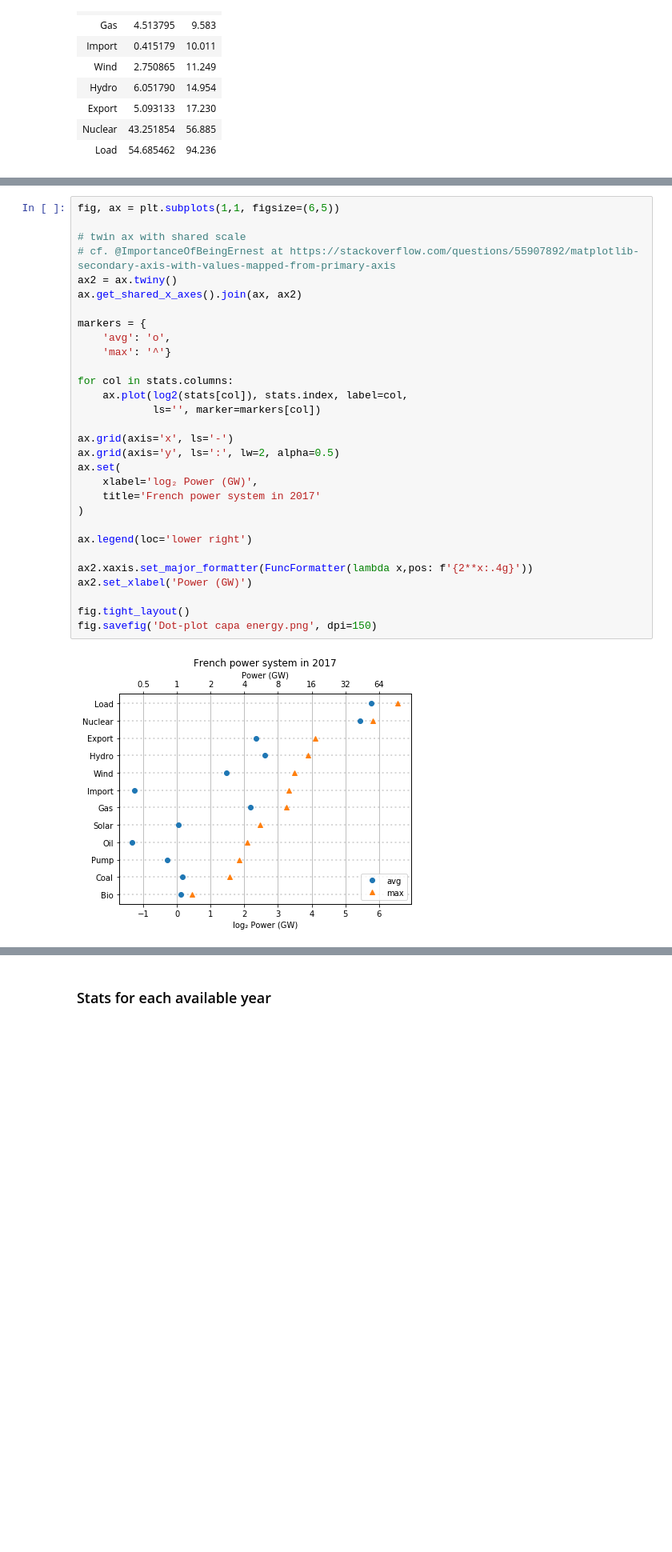
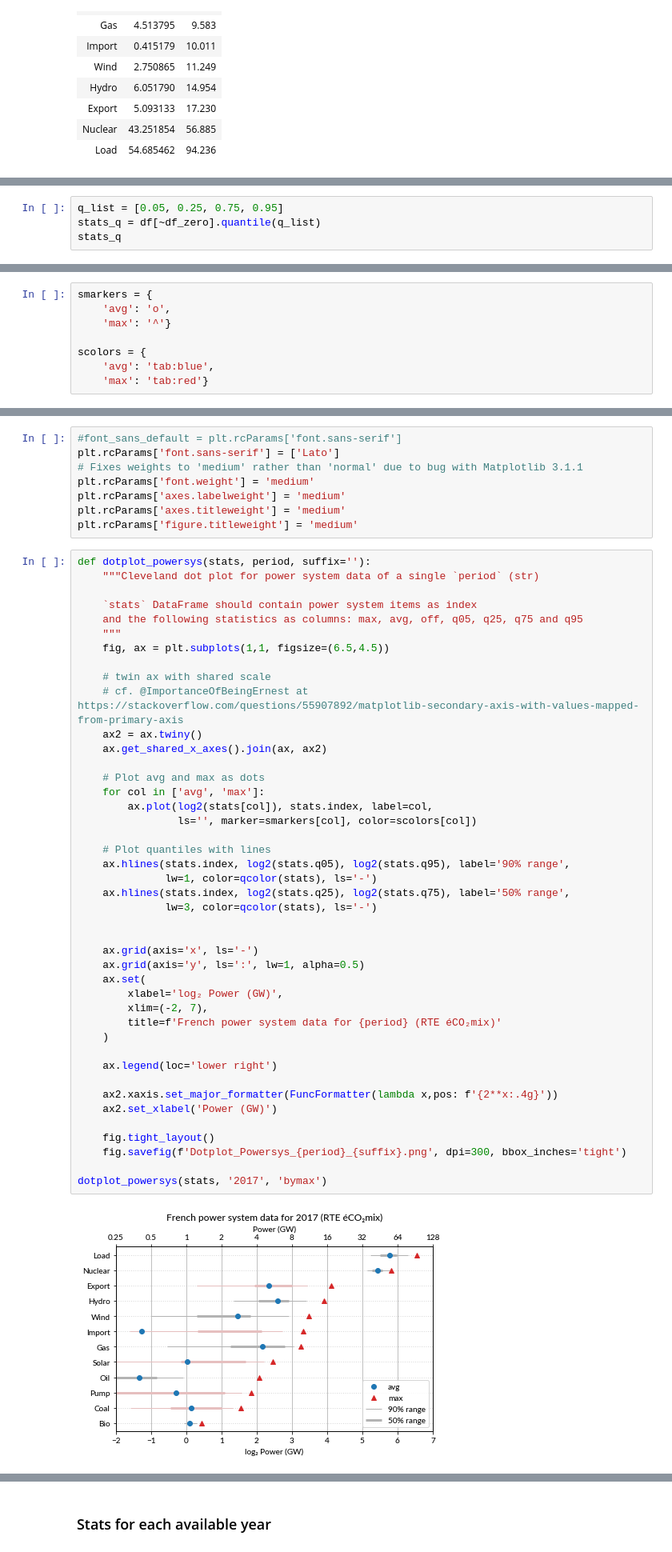
Before and after one commit to pierre-haessig/french-elec2, a Jupyter notebook: Dot-plots_capacity_energy.ipynb, the cells around one changed output, grey strips where cells are left out. Shown at 80% size. Saved outputs shown, nothing was run; the diff lists cells and outputs as text; blank space fills up the shorter version.

Commit message:
more polishing of dot plots, including quantile lines

```diff
--- a/Dot-plots_capacity_energy.ipynb
+++ b/Dot-plots_capacity_energy.ipynb
@@ -180,0 +272,4 @@ stats
+# %%
+q_list = [0.05, 0.25, 0.75, 0.95]
+stats_q = df[~df_zero].quantile(q_list)
+stats_q
@@ -180,0 +299,8 @@ stats
+# %%
+smarkers = {
+    'avg': 'o',
+    'max': '^'}
+
+scolors = {
+    'avg': 'tab:blue',
+    'max': 'tab:red'}
@@ -181,32 +327,53 @@ stats
+# %%
+#font_sans_default = plt.rcParams['font.sans-serif']
+plt.rcParams['font.sans-serif'] = ['Lato']
+# Fixes weights to 'medium' rather than 'normal' due to bug with Matplotlib 3.1.1
+plt.rcParams['font.weight'] = 'medium'
+plt.rcParams['axes.labelweight'] = 'medium'
+plt.rcParams['axes.titleweight'] = 'medium'
+plt.rcParams['figure.titleweight'] = 'medium'
 # %%
-fig, ax = plt.subplots(1,1, figsize=(6,5))
+def dotplot_powersys(stats, period, suffix=''):
+    """Cleveland dot plot for power system data of a single `period` (str)
 
-# twin ax with shared scale
-# cf. @ImportanceOfBeingErnest at https://stackoverflow.com/questions/55907892/matplotlib-secondary-axis-with-values-mapped-from-primary-axis
-ax2 = ax.twiny()
-ax.get_shared_x_axes().join(ax, ax2)
+    `stats` DataFrame should contain power system items as index
+    and the following statistics as columns: max, avg, off, q05, q25, q75 and q95
+    """
+    fig, ax = plt.subplots(1,1, figsize=(6.5,4.5))
 
-markers = {
-    'avg': 'o',
-    'max': '^'}
+    # twin ax with shared scale
+    # cf. @ImportanceOfBeingErnest at https://stackoverflow.com/questions/55907892/matplotlib-secondary-axis-with-values-mapped-from-primary-axis
+    ax2 = ax.twiny()
+    ax.get_shared_x_axes().join(ax, ax2)
 
-for col in stats.columns:
-    ax.plot(log2(stats[col]), stats.index, label=col,
-            ls='', marker=markers[col])
+    # Plot avg and max as dots
+    for col in ['avg', 'max']:
+        ax.plot(log2(stats[col]), stats.index, label=col,
+                ls='', marker=smarkers[col], color=scolors[col])
 
-ax.grid(axis='x', ls='-')
-ax.grid(axis='y', ls=':', lw=2, alpha=0.5)
-ax.set(
-    xlabel='log₂ Power (GW)',
-    title='French power system in 2017'
-)
+    # Plot quantiles with lines
+    ax.hlines(stats.index, log2(stats.q05), log2(stats.q95), label='90% range',
+              lw=1, color=qcolor(stats), ls='-')
+    ax.hlines(stats.index, log2(stats.q25), log2(stats.q75), label='50% range',
+              lw=3, color=qcolor(stats), ls='-')
 
-ax.legend(loc='lower right')
 
-ax2.xaxis.set_major_formatter(FuncFormatter(lambda x,pos: f'{2**x:.4g}'))
-ax2.set_xlabel('Power (GW)')
+    ax.grid(axis='x', ls='-')
+    ax.grid(axis='y', ls=':', lw=1, alpha=0.5)
+    ax.set(
+        xlabel='log₂ Power (GW)',
+        xlim=(-2, 7),
+        title=f'French power system data for {period} (RTE éCO₂mix)'
+    )
 
-fig.tight_layout()
-fig.savefig('Dot-plot capa energy.png', dpi=150)
+    ax.legend(loc='lower right')
+
+    ax2.xaxis.set_major_formatter(FuncFormatter(lambda x,pos: f'{2**x:.4g}'))
+    ax2.set_xlabel('Power (GW)')
+
+    fig.tight_layout()
+    fig.savefig(f'Dotplot_Powersys_{period}_{suffix}.png', dpi=300, bbox_inches='tight')
+
+dotplot_powersys(stats, '2017', 'bymax')
 # %% [output]
-[figure, old version]
+[figure, new version]
```
Also changed, not shown: parts of 73 cells of this notebook, 27 other files.
